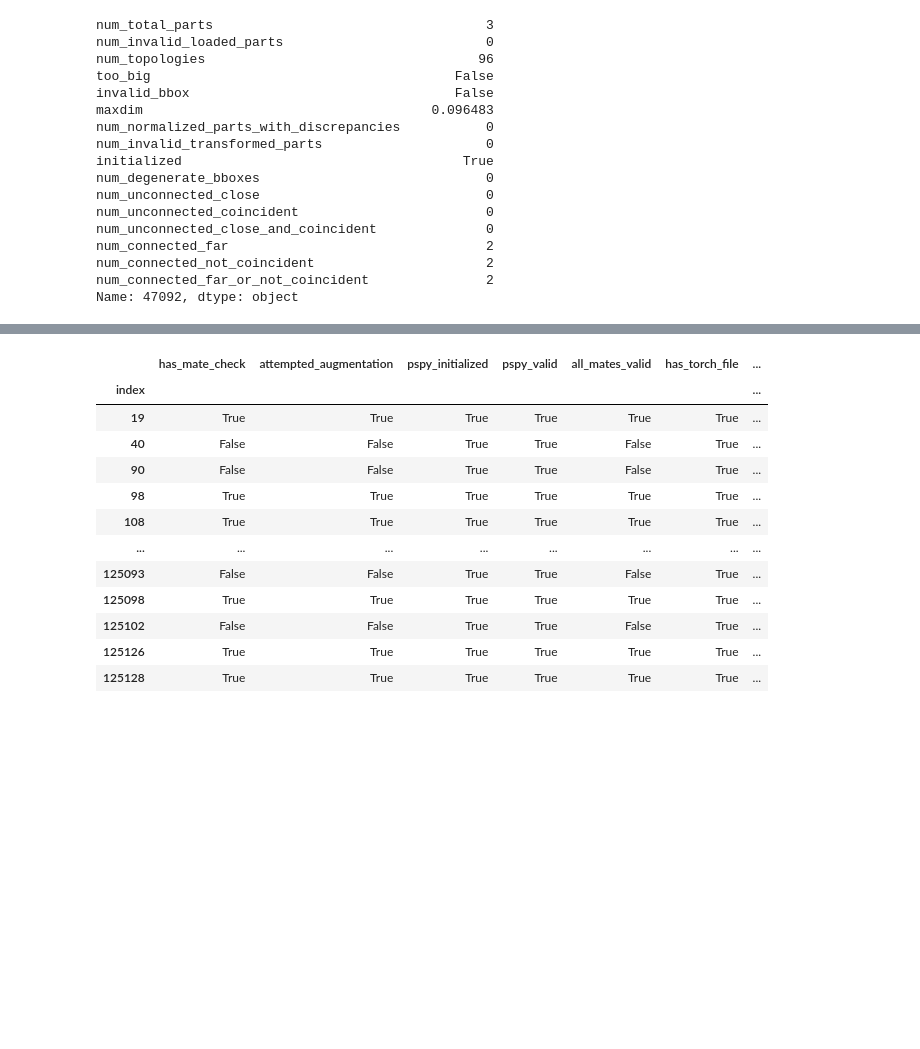
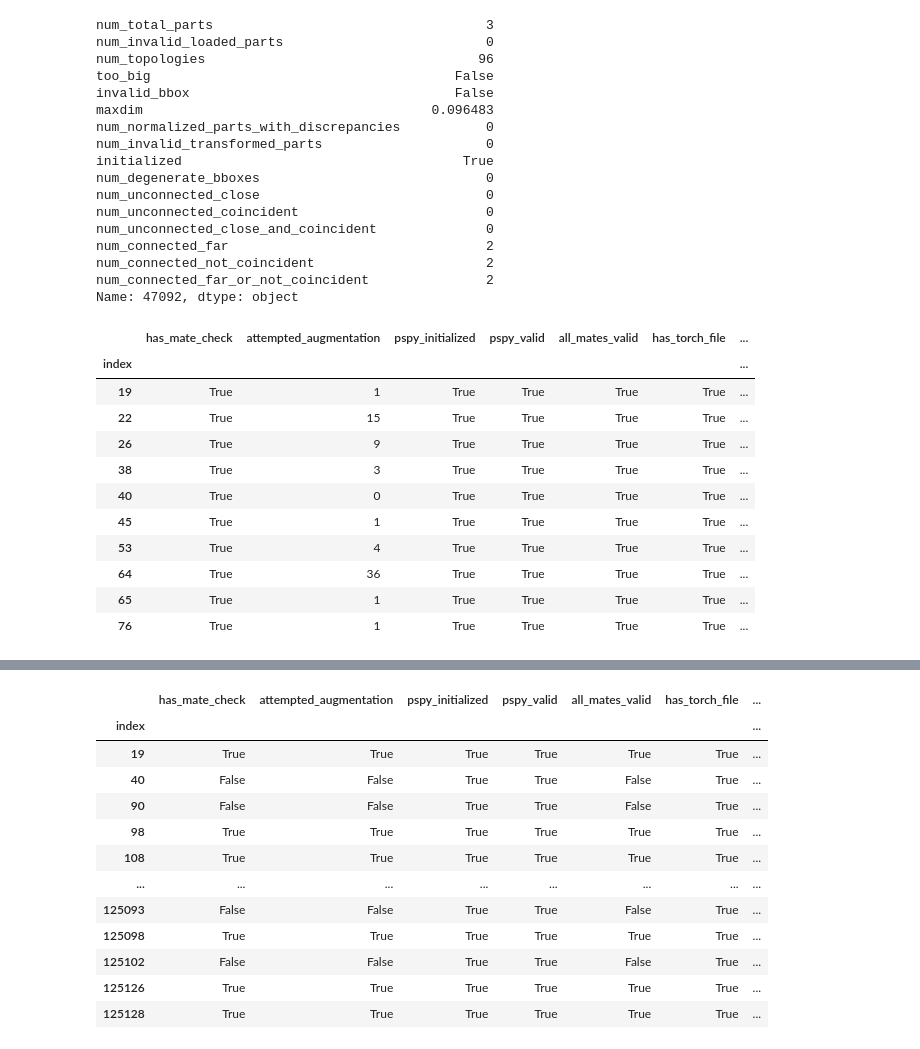
Before and after one commit to ShnitzelKiller/Mechanical, a Jupyter notebook: pspy_testing.ipynb, the cells around one changed output, grey strips where cells are left out. Saved outputs shown, nothing was run; the diff lists cells and outputs as text; code cells hidden in the pictures; blank space fills up the shorter version.

```diff
--- a/pspy_testing.ipynb
+++ b/pspy_testing.ipynb
@@ -536,3 +536,20 @@ final_df = ps.read_parquet('/fast/jamesn8/assembly_data/assembly_torch2_fixsize/
+# %%
+final_df_test = ps.read_parquet('/fast/jamesn8/assembly_data/assembly_torch2_fixsize/test_axis_and_check_and_augment/final_stat.parquet')
+# %%
+final_df_test
+# %% [output]
+|  | has_mate_check | attempted_augmentation | pspy_initialized | pspy_valid | all_mates_valid | has_torch_file | ... |
+| index |  |  |  |  |  |  | ... |
+| 19 | True | 1 | True | True | True | True | ... |
+| 22 | True | 15 | True | True | True | True | ... |
+| 26 | True | 9 | True | True | True | True | ... |
+| 38 | True | 3 | True | True | True | True | ... |
+| 40 | True | 0 | True | True | True | True | ... |
+| 45 | True | 1 | True | True | True | True | ... |
+| 53 | True | 4 | True | True | True | True | ... |
+| 64 | True | 36 | True | True | True | True | ... |
+| 65 | True | 1 | True | True | True | True | ... |
+| 76 | True | 1 | True | True | True | True | ... |
 # %%
 final_df
 # %% [output]
```
Also changed, not shown: parts of 2 cells of this notebook, 5 other files.
